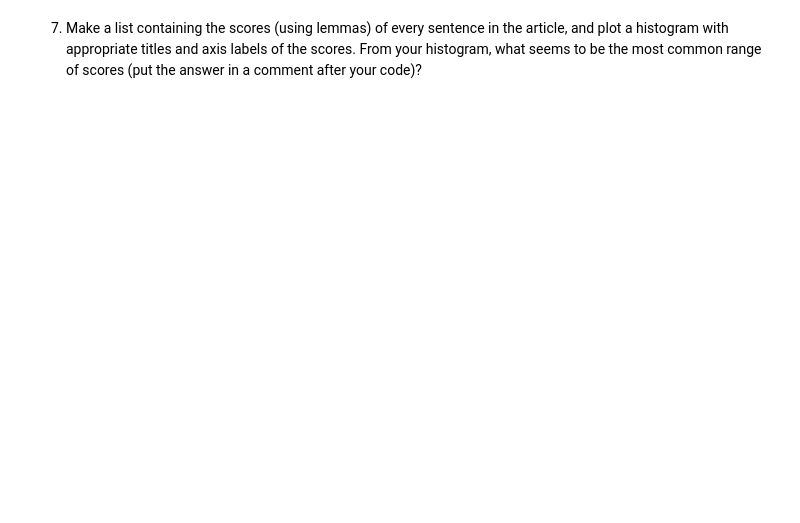
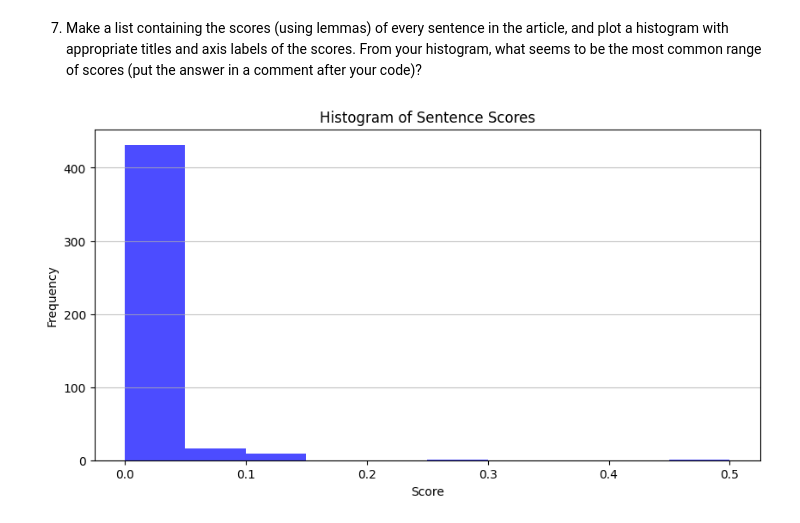
Before and after one commit to matthewellishanson/wmnlp-materials-web-scraping, a Jupyter notebook: web-scraping.ipynb, the cells around one changed output. Cells and saved outputs as stored; diff of their text form; code cells hidden in the pictures; blank space fills up the shorter version.

```diff
--- a/web-scraping.ipynb
+++ b/web-scraping.ipynb
@@ -194,4 +272,59 @@ Score for the sentence by lemmas: 0.25
 # %% [markdown]
 7. Make a list containing the scores (using lemmas) of every sentence in the article, and plot a histogram with appropriate titles and axis labels of the scores.  From your histogram, what seems to be the most common range of scores (put the answer in a comment after your code)?
+# %%
+# Make a list containing the scores (using lemmas) of every sentence in the article, using score_all_sentences()
+def get_scores():
+    """Get scores of all sentences in the article using lemmas."""
+    try:
+        # Load the pickled HTML data
+        with open('data.pkl', 'rb') as file:
+            html_data = pickle.load(file)
+
+        # Parse HTML and extract text
+        soup = BeautifulSoup(html_data, 'html.parser')
+        text = soup.get_text()
+
+        # Load spaCy model
+        nlp = spacy.load("en_core_web_sm")
+        doc = nlp(text)
+
+        # Get sentences from the document
+        sentences = [sent.text for sent in doc.sents]
+
+        # Score each sentence by lemma
+        interesting_lemmas = ["laser", "headlight", "technology", "produce", "fascinate"]
+        scores = [score_sentence_by_lemma(sent, interesting_lemmas) for sent in sentences]
+
+        return scores
+    except FileNotFoundError:
+        print("Pickle file not found. Make sure to run fetch_data() first.")
+        return []
+
+# plot a histogram with appropriate titles and axis labels of the scores.
+
+def plot_histogram(scores):
+    """Plot a histogram of the scores."""
+    import matplotlib.pyplot as plt
+
+    plt.figure(figsize=(10, 5))
+    plt.hist(scores, bins=10, color='blue', alpha=0.7)
+    plt.title('Histogram of Sentence Scores')
+    plt.xlabel('Score')
+    plt.ylabel('Frequency')
+    plt.grid(axis='y', alpha=0.75)
+    plt.show()
+
+# Example usage of the histogram plotting function
+scores = get_scores()
+if scores:
+    plot_histogram(scores)
+
+
+
+# From your histogram, what seems to be the most common range of scores
+
+# The most common range of scores seems to be between 0.0 and 0.2, indicating that many sentences have a low frequency of the interesting lemmas. This suggests that the article may not heavily focus on the identified lemmas, or that they are used in a more general context rather than being central to the content.
+# %% [output]
+[figure, added]
 # %% [markdown]
 8. Which tokens and lexems would be ommitted from the lists generated in questions 3 and 4 if we only wanted to consider nouns as interesting words?  How might we change the code to only consider nouns? Put your answer in this Markdown cell (you can edit it by double clicking it).
```
Also changed, not shown: parts of 6 cells of this notebook, 1 other file.
